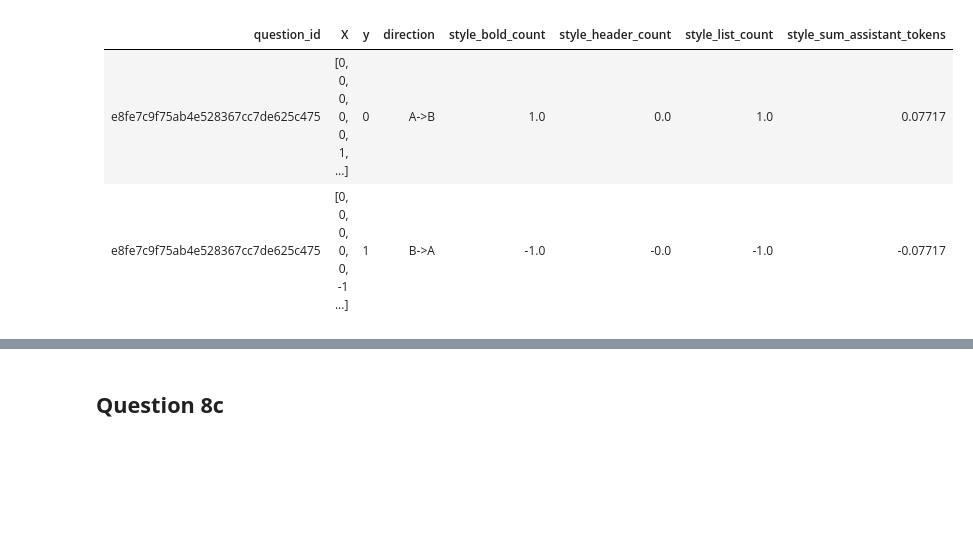
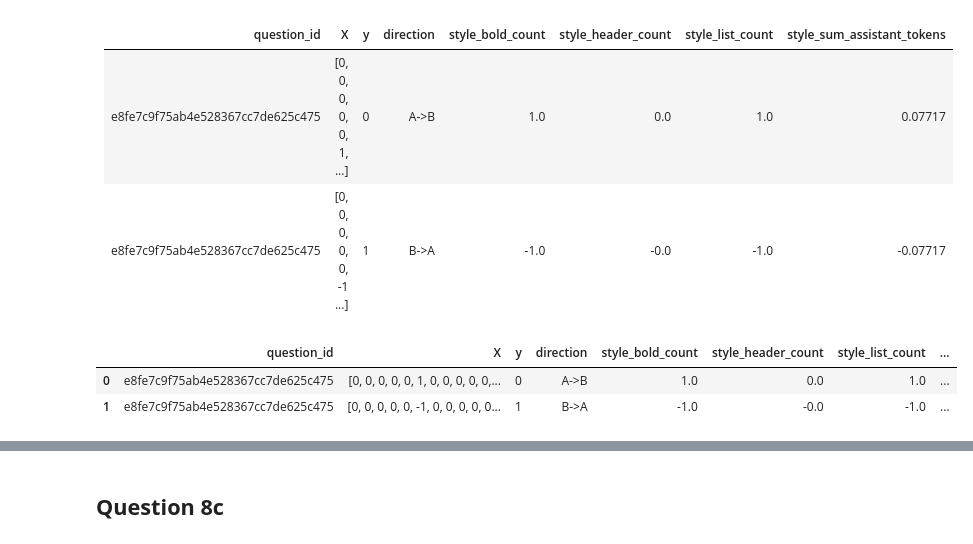
Before and after one commit to AshfordLee/UCB_CS189, a Jupyter notebook: FA25/hw/hw2/arena_style_control.ipynb, the cells around one changed output, grey strips where cells are left out. Saved outputs shown, nothing was run; the diff lists cells and outputs as text; code cells hidden in the pictures; blank space fills up the shorter version.

```diff
--- a/FA25/hw/hw2/arena_style_control.ipynb
+++ b/FA25/hw/hw2/arena_style_control.ipynb
@@ -774,37 +869,65 @@ def make_pairwise_feature_df(df, models, style_feature_cols):
     Each row contains:
       - question_id
       - X: model indicator vector (1 for model_a, -1 for model_b, 0 otherwise)
       - y: 1 if model_a wins, 0 if model_b wins
       - style features (from style_feature_cols)
       - direction: "A->B" or "B->A"
     Returns a new DataFrame with only these columns.
     """
     ...
     records = []
     for idx, row in df.iterrows():
         # X vector for A->B and B->A
-        ...
-        ...
+        x_a_b=[1 if row['model_a']==model else -1 if row['model_b']==model else 0 for model in models]
+        x_b_a=[-1 if row['model_a']==model else 1 if row['model_b']==model else 0 for model in models]
         # y for A->B and B->A
-        ...
-        ...
+        y_a_b=1 if row['winner']=='model_a' else 0
+        y_b_a=1 if  y_a_b==0 else 1
         # Style features for A->B, B->A
+        style_ab=row[style_feature_cols].to_numpy(dtype=float)
+        style_ba=-style_ab
+
+        rec_a={
+          "question_id":row['question_id'],
+          "X":x_a_b,
+          "y":y_a_b,
+          "direction":"A->B",
+        }
+
+        for col,val in zip(style_feature_cols,style_ab):
+          rec_a[col]=val
+
+        rec_b={
+          "question_id":row['question_id'],
+          "X":x_b_a,
+          "y":y_b_a,
+          "direction":"B->A",
+        }
+
+        for col,val in zip(style_feature_cols,style_ba):
+          rec_b[col]=val
+
 
 
         # Add A->B, B->A
-
+        records.append(rec_a)
+        records.append(rec_b)
 
 
     return pd.DataFrame(records)
 
 style_feature_cols = [
     "style_bold_count",
     "style_header_count",
     "style_list_count",
     "style_sum_assistant_tokens"
 ]
 
 pairwise_feature_df = make_pairwise_feature_df(selected_battles_no_ties, selected_models, style_feature_cols)
 pairwise_feature_df.head(2)
+# %% [output]
+|  | question_id | X | y | direction | style_bold_count | style_header_count | style_list_count | ... |
+| 0 | e8fe7c9f75ab4e528367cc7de625c475 | [0, 0, 0, 0, 0, 1, 0, 0, 0, 0, 0,... | 0 | A->B | 1.0 | 0.0 | 1.0 | ... |
+| 1 | e8fe7c9f75ab4e528367cc7de625c475 | [0, 0, 0, 0, 0, -1, 0, 0, 0, 0, 0... | 1 | B->A | -1.0 | -0.0 | -1.0 | ... |
 # %%
 grader.check("q8b")
```
Also changed, not shown: parts of 19 cells of this notebook, 1 other file.
